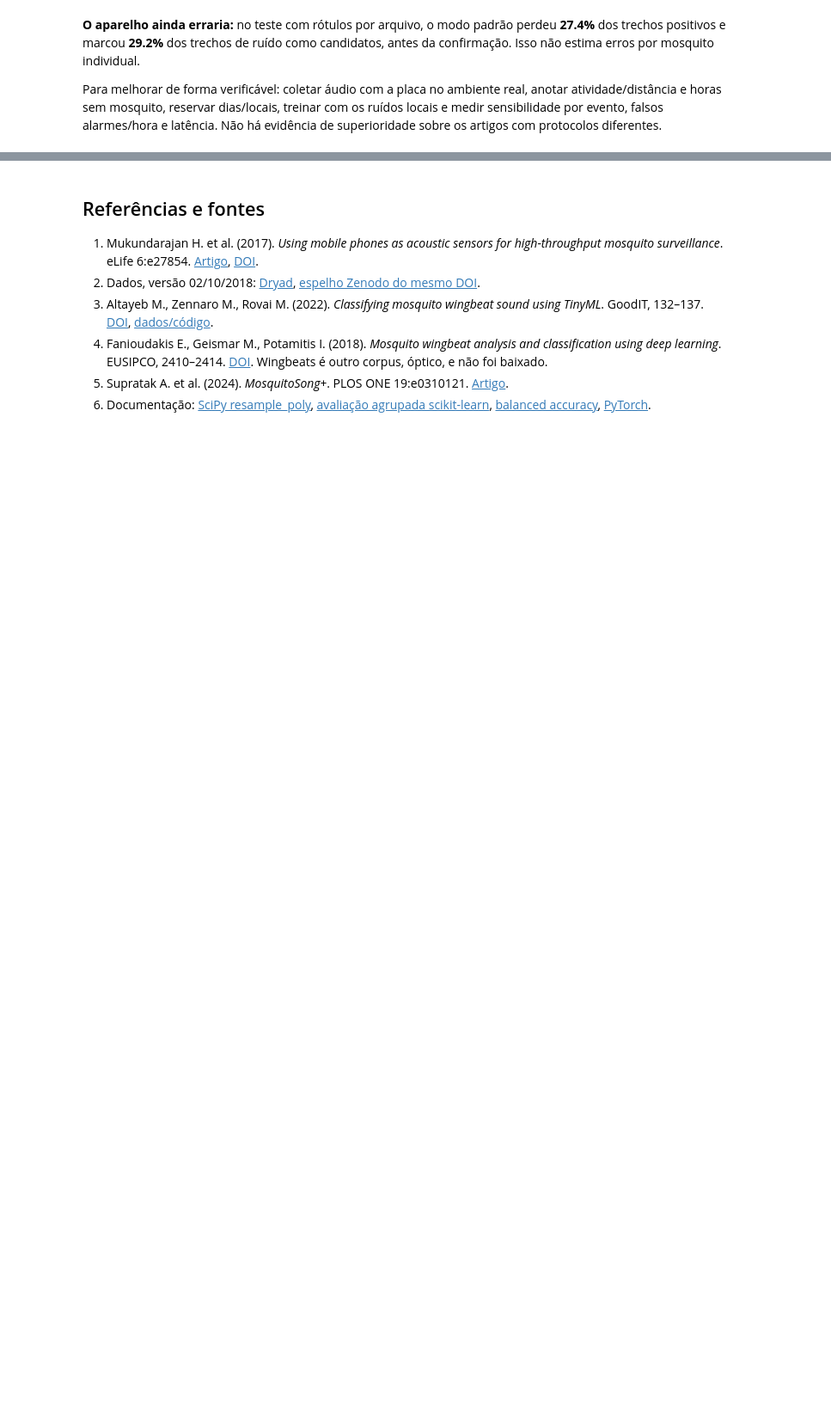
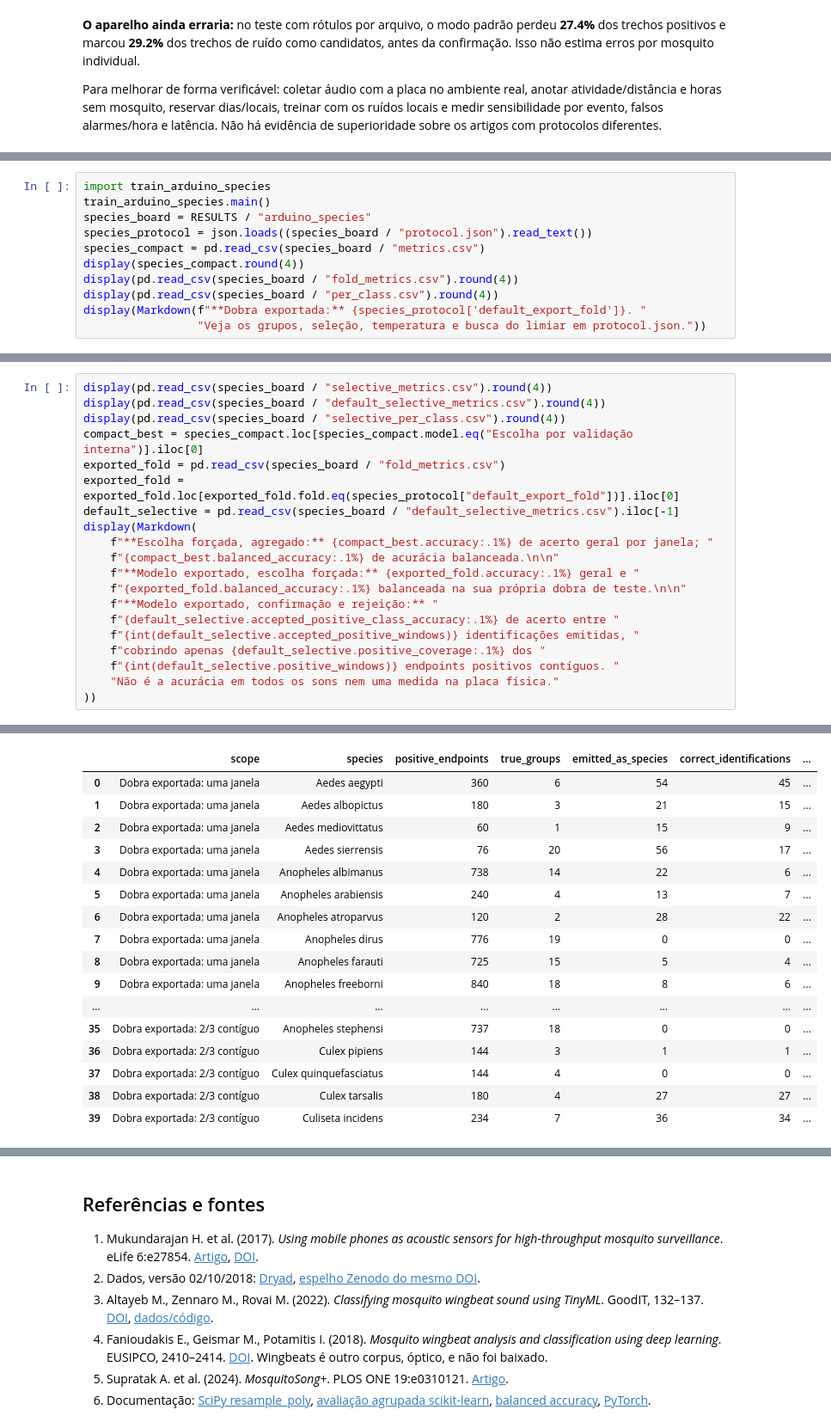
Before and after one commit to Lciarallo/mosquito-wingbeat, a Jupyter notebook: mosquito_wingbeat_estudo.ipynb, the cells around one changed output, grey strips where cells are left out. Shown at 86% size. Saved outputs shown, nothing was run; the diff lists cells and outputs as text; blank space fills up the shorter version.

Commit message:
Add Nano 33 BLE Sense species classifier with rejection and validation

```diff
--- a/mosquito_wingbeat_estudo.ipynb
+++ b/mosquito_wingbeat_estudo.ipynb
@@ -2051,0 +2076,11 @@ Para melhorar de forma verificável: coletar áudio com a placa no ambiente real
+# %%
+import train_arduino_species
+train_arduino_species.main()
+species_board = RESULTS / "arduino_species"
+species_protocol = json.loads((species_board / "protocol.json").read_text())
+species_compact = pd.read_csv(species_board / "metrics.csv")
+display(species_compact.round(4))
+display(pd.read_csv(species_board / "fold_metrics.csv").round(4))
+display(pd.read_csv(species_board / "per_class.csv").round(4))
+display(Markdown(f"**Dobra exportada:** {species_protocol['default_export_fold']}. "
+                 "Veja os grupos, seleção, temperatura e busca do limiar em protocol.json."))
@@ -2051,0 +2144,21 @@ Para melhorar de forma verificável: coletar áudio com a placa no ambiente real
+# %%
+display(pd.read_csv(species_board / "selective_metrics.csv").round(4))
+display(pd.read_csv(species_board / "default_selective_metrics.csv").round(4))
+display(pd.read_csv(species_board / "selective_per_class.csv").round(4))
+compact_best = species_compact.loc[species_compact.model.eq("Escolha por validação interna")].iloc[0]
+exported_fold = pd.read_csv(species_board / "fold_metrics.csv")
+exported_fold = exported_fold.loc[exported_fold.fold.eq(species_protocol["default_export_fold"])].iloc[0]
+default_selective = pd.read_csv(species_board / "default_selective_metrics.csv").iloc[-1]
+display(Markdown(
+    f"**Escolha forçada, agregado:** {compact_best.accuracy:.1%} de acerto geral por janela; "
+    f"{compact_best.balanced_accuracy:.1%} de acurácia balanceada.\n\n"
+    f"**Modelo exportado, escolha forçada:** {exported_fold.accuracy:.1%} geral e "
+    f"{exported_fold.balanced_accuracy:.1%} balanceada na sua própria dobra de teste.\n\n"
+    f"**Modelo exportado, confirmação e rejeição:** "
+    f"{default_selective.accepted_positive_class_accuracy:.1%} de acerto entre "
+    f"{int(default_selective.accepted_positive_windows)} identificações emitidas, "
+    f"cobrindo apenas {default_selective.positive_coverage:.1%} dos "
+    f"{int(default_selective.positive_windows)} endpoints positivos contíguos. "
+    "Não é a acurácia em todos os sons nem uma medida na placa física."
+))
+# %% [output]
@@ -2051,0 +2173,17 @@ Para melhorar de forma verificável: coletar áudio com a placa no ambiente real
+|  | scope | species | positive_endpoints | true_groups | emitted_as_species | correct_identifications | ... |
+| 0 | Dobra exportada: uma janela | Aedes aegypti | 360 | 6 | 54 | 45 | ... |
+| 1 | Dobra exportada: uma janela | Aedes albopictus | 180 | 3 | 21 | 15 | ... |
+| 2 | Dobra exportada: uma janela | Aedes mediovittatus | 60 | 1 | 15 | 9 | ... |
+| 3 | Dobra exportada: uma janela | Aedes sierrensis | 76 | 20 | 56 | 17 | ... |
+| 4 | Dobra exportada: uma janela | Anopheles albimanus | 738 | 14 | 22 | 6 | ... |
+| 5 | Dobra exportada: uma janela | Anopheles arabiensis | 240 | 4 | 13 | 7 | ... |
+| 6 | Dobra exportada: uma janela | Anopheles atroparvus | 120 | 2 | 28 | 22 | ... |
+| 7 | Dobra exportada: uma janela | Anopheles dirus | 776 | 19 | 0 | 0 | ... |
+| 8 | Dobra exportada: uma janela | Anopheles farauti | 725 | 15 | 5 | 4 | ... |
+| 9 | Dobra exportada: uma janela | Anopheles freeborni | 840 | 18 | 8 | 6 | ... |
+| ... | ... | ... | ... | ... | ... | ... | ... |
+| 35 | Dobra exportada: 2/3 contíguo | Anopheles stephensi | 737 | 18 | 0 | 0 | ... |
+| 36 | Dobra exportada: 2/3 contíguo | Culex pipiens | 144 | 3 | 1 | 1 | ... |
+| 37 | Dobra exportada: 2/3 contíguo | Culex quinquefasciatus | 144 | 4 | 0 | 0 | ... |
+| 38 | Dobra exportada: 2/3 contíguo | Culex tarsalis | 180 | 4 | 27 | 27 | ... |
+| 39 | Dobra exportada: 2/3 contíguo | Culiseta incidens | 234 | 7 | 36 | 34 | ... |
```
Also changed, not shown: parts of 7 cells of this notebook, 57 other files.
